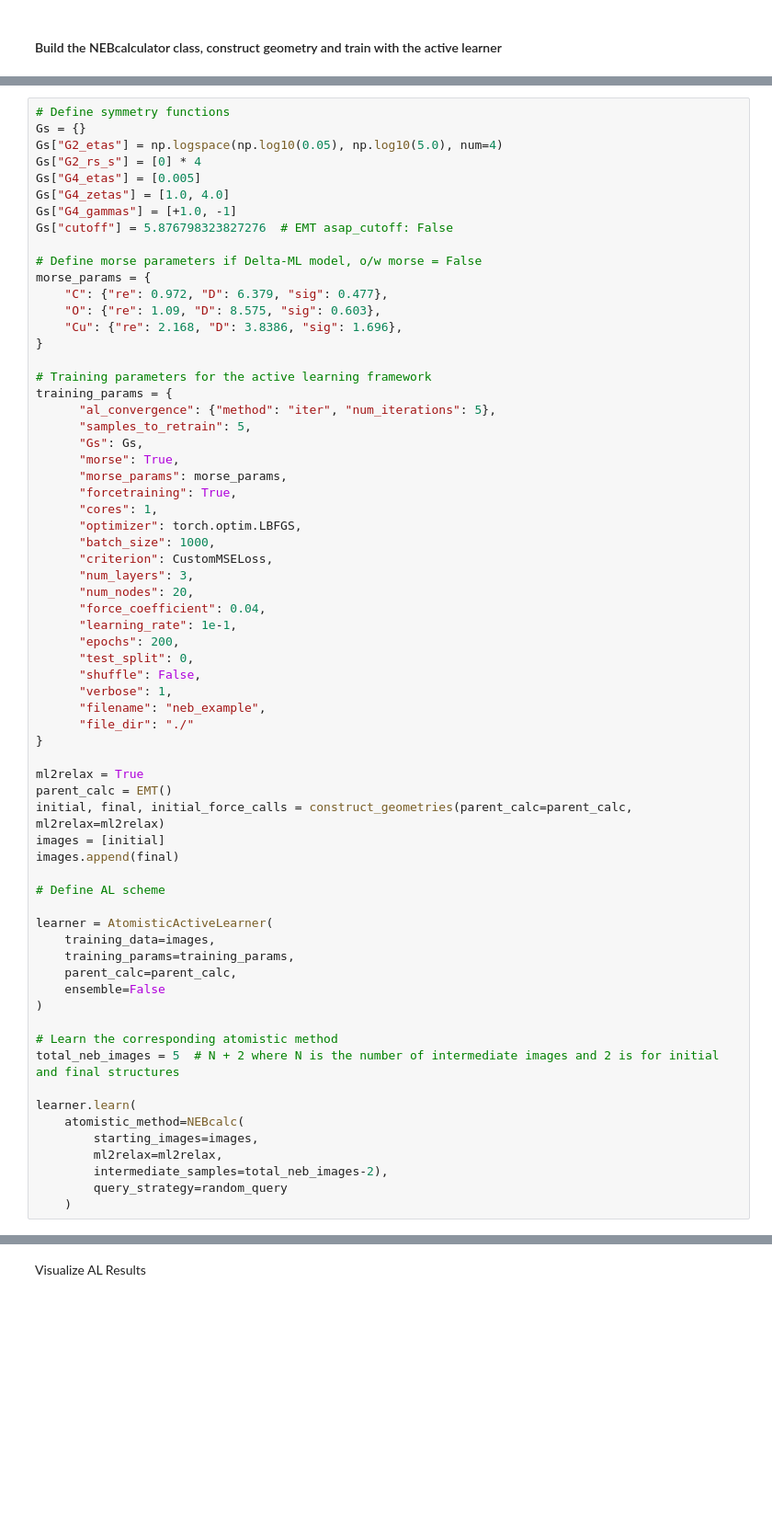
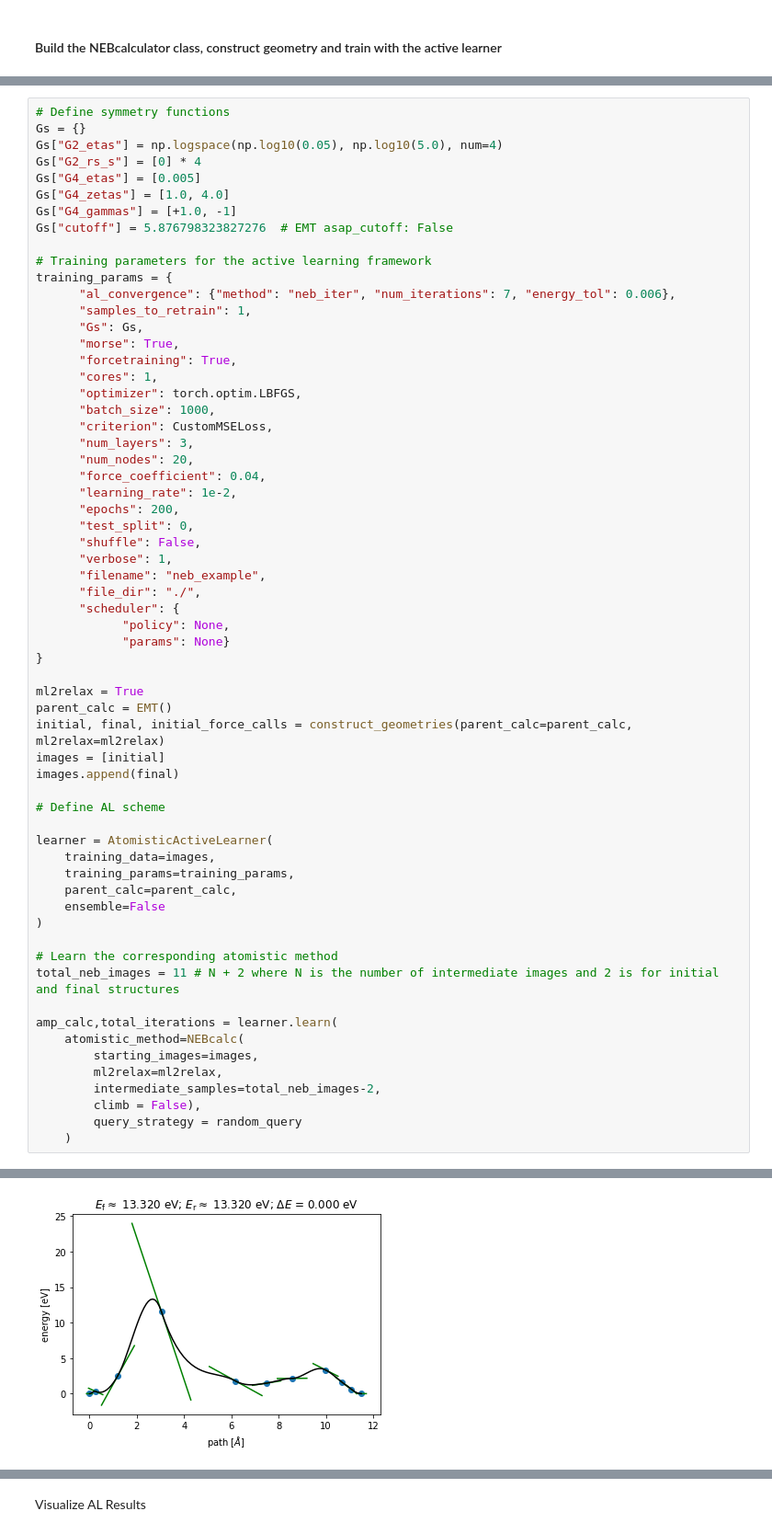
Before and after one commit to ulissigroup/amptorch, a Jupyter notebook: amptorch/active_learning/examples/neb_al_example.ipynb, the cells around one changed output, grey strips where cells are left out. Shown at 92% size. Drawn from its saved outputs; the diff is of its cells as text; blank space fills up the shorter version.

```diff
--- a/amptorch/active_learning/examples/neb_al_example.ipynb
+++ b/amptorch/active_learning/examples/neb_al_example.ipynb
@@ -169,20 +174,12 @@ Gs["G4_zetas"] = [1.0, 4.0]
 Gs["G4_gammas"] = [+1.0, -1]
 Gs["cutoff"] = 5.876798323827276  # EMT asap_cutoff: False
 
-# Define morse parameters if Delta-ML model, o/w morse = False
-morse_params = {
-    "C": {"re": 0.972, "D": 6.379, "sig": 0.477},
-    "O": {"re": 1.09, "D": 8.575, "sig": 0.603},
-    "Cu": {"re": 2.168, "D": 3.8386, "sig": 1.696},
-}
-
 # Training parameters for the active learning framework
 training_params = {
-      "al_convergence": {"method": "iter", "num_iterations": 5},
-      "samples_to_retrain": 5,
+      "al_convergence": {"method": "neb_iter", "num_iterations": 7, "energy_tol": 0.006},
+      "samples_to_retrain": 1,
       "Gs": Gs,
       "morse": True,
-      "morse_params": morse_params,
       "forcetraining": True,
       "cores": 1,
       "optimizer": torch.optim.LBFGS,
@@ -191,13 +188,16 @@ training_params = {
       "num_layers": 3,
       "num_nodes": 20,
       "force_coefficient": 0.04,
-      "learning_rate": 1e-1,
+      "learning_rate": 1e-2,
       "epochs": 200,
       "test_split": 0,
       "shuffle": False,
       "verbose": 1,
       "filename": "neb_example",
-      "file_dir": "./"
+      "file_dir": "./",
+      "scheduler": {
+            "policy": None,
+            "params": None}
 }
 
 ml2relax = True
@@ -216,14 +216,15 @@ learner = AtomisticActiveLearner(
 )
 
 # Learn the corresponding atomistic method
-total_neb_images = 5  # N + 2 where N is the number of intermediate images and 2 is for initial and final structures
+total_neb_images = 11 # N + 2 where N is the number of intermediate images and 2 is for initial and final structures
 
-learner.learn(
+amp_calc,total_iterations = learner.learn(
     atomistic_method=NEBcalc(
         starting_images=images,
         ml2relax=ml2relax,
-        intermediate_samples=total_neb_images-2),
-		query_strategy=random_query
+        intermediate_samples=total_neb_images-2,
+        climb = False),
+		query_strategy = random_query
 	)
 # %% [output]
 Calculating fingerprints...
@@ -245,0 +253 @@ NEB DONE
+[figure, added]
```
Also changed, not shown: parts of 11 cells of this notebook.
